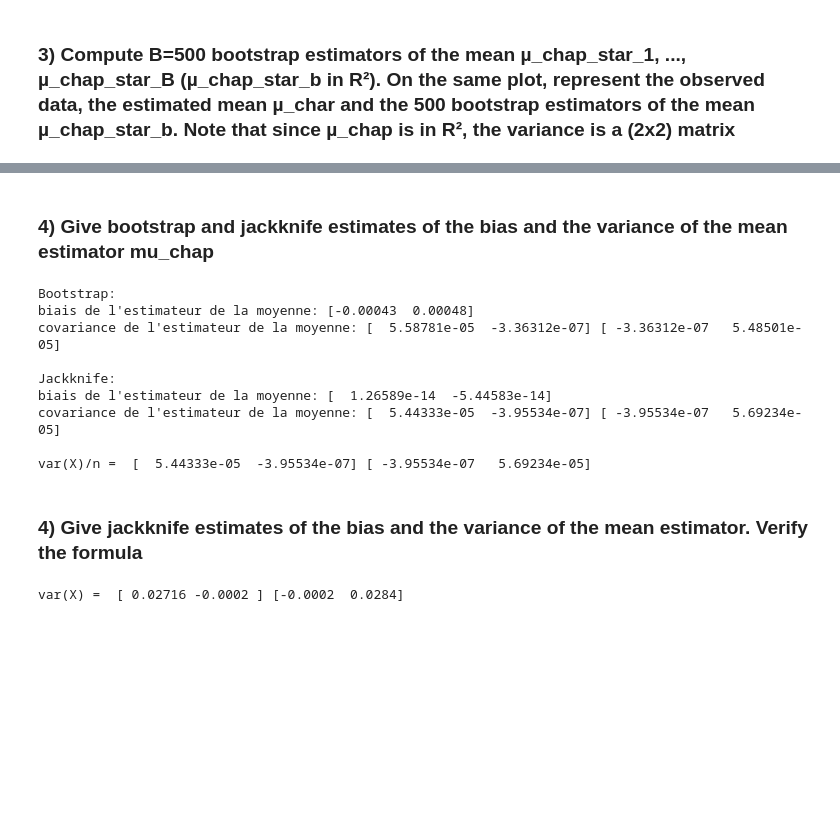
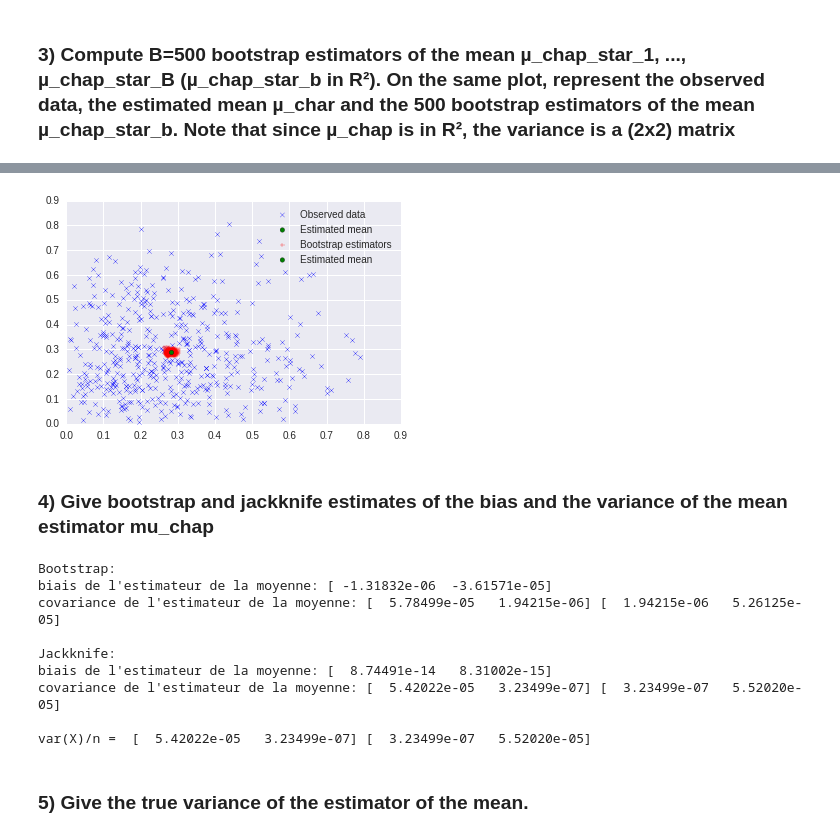
Before and after one commit to aroville/mastere-bgd, a Jupyter notebook: statistiques/dms/dm2/dm2.ipynb, the cells around one changed output, grey strips where cells are left out. Saved outputs shown, nothing was run; the diff lists cells and outputs as text; code cells hidden in the pictures; blank space fills up the shorter version.

```diff
--- a/statistiques/dms/dm2/dm2.ipynb
+++ b/statistiques/dms/dm2/dm2.ipynb
@@ -50,14 +71,14 @@ mu_chap =  [ 0.28762  0.28151]
 B = 500
 
 # Bootstrap estimators of the mean
-mu_chap_stars = [np.mean([X[i] for i in npr.randint(0, n, n)], axis=0) for _ in range(B)]
+mu_chap_stars = [np.mean([X[i] for i in npr.randint(0, n1, n1)], axis=0) for _ in range(B)]
 
 # For an array of tuples, retrieve the i-th item of each pair as a list
 def a_i(a,i):
     return [m[i] for m in a]
 
 # Initialize plot
-fig = plt.figure(figsize=(10, 10))
+fig = plt.figure()
 ax = fig.add_subplot(111)
 
 # Plot the observed data
@@ -67,7 +88,7 @@ ax.scatter(a_i(X,0), a_i(X,1), c='b', marker='x', label='Observed data')
 ax.scatter(mu_chap[0], mu_chap[1], c='g', marker='o', label='Estimated mean')
 
 # Then plot the boostrap estimators of the mean
-ax.scatter(a_i(bs_estimates,0), a_i(bs_estimates,1), c='r', marker='+', label='Bootstrap estimators')
+ax.scatter(a_i(mu_chap_stars,0), a_i(mu_chap_stars,1), c='r', marker='+', label='Bootstrap estimators')
 
 # Finally, locate the estimated mean of the beta distributions
 ax.scatter(mu_chap[0], mu_chap[1], c='g', marker='o', label='Estimated mean')
@@ -83,3 +102,4 @@ plt.show()
+[figure, added]
 # %% [markdown]
 ### 4) Give bootstrap and jackknife estimates of the bias and the variance of the mean estimator mu_chap
 # %%
@@ -87,7 +107,7 @@ print("Bootstrap:")
 bs_bias = np.sum(mu_chap_stars - mu_chap, axis=0) / B
 print('biais de l\'estimateur de la moyenne:', bs_bias)
 
-mu_star_bar = np.mean(mu_stars, axis=0)
+mu_star_bar = np.mean(mu_chap_stars, axis=0)
 bs_diff = np.subtract(mu_chap_stars, mu_star_bar)
 bs_variance = bs_diff.T.dot(bs_diff) / B
 print('covariance de l\'estimateur de la moyenne:', *bs_variance, '\n')
@@ -95,33 +115,27 @@ print('covariance de l\'estimateur de la moyenne:', *bs_variance, '\n')
 
 print("Jackknife:")
 jk_samples = [X[:i] + X[i+1:] for i in range(len(X))]
-jk_bias = np.sum(np.mean(jk_samples, axis=0) - mu_chap, axis=0) * (1 - 1/n)
+jk_bias = np.sum(np.mean(jk_samples, axis=0) - mu_chap, axis=0) * (1 - 1/n1)
 print('biais de l\'estimateur de la moyenne:', jk_bias)
 
-mu_minus_i = [np.mean(jk_samples[i], axis=0) for i in range(n)]
+mu_minus_i = [np.mean(jk_samples[i], axis=0) for i in range(n1)]
 jk_diff = np.subtract(mu_minus_i, np.mean(mu_minus_i, axis=0))
-jk_variance = jk_diff.T.dot(jk_diff) * (1 - 1/n)
+jk_variance = jk_diff.T.dot(jk_diff) * (1 - 1/n1)
 print('covariance de l\'estimateur de la moyenne:', *jk_variance, '\n')
 
 
 aspt_diff1 = np.subtract(X, mu_chap)
-var_n_X = aspt_diff1.T.dot(aspt_diff1) / (n*(n-1))
+var_n_X = aspt_diff1.T.dot(aspt_diff1) / (n1*(n1-1))
 print('var(X)/n = ', *var_n_X, '\n')
 # %% [output]
 Bootstrap:
-biais de l'estimateur de la moyenne: [-0.00043  0.00048]
-covariance de l'estimateur de la moyenne: [  5.58781e-05  -3.36312e-07] [ -3.36312e-07   5.48501e-05]
+biais de l'estimateur de la moyenne: [ -1.31832e-06  -3.61571e-05]
+covariance de l'estimateur de la moyenne: [  5.78499e-05   1.94215e-06] [  1.94215e-06   5.26125e-05]
 
 Jackknife:
-biais de l'estimateur de la moyenne: [  1.26589e-14  -5.44583e-14]
-covariance de l'estimateur de la moyenne: [  5.44333e-05  -3.95534e-07] [ -3.95534e-07   5.69234e-05]
+biais de l'estimateur de la moyenne: [  8.74491e-14   8.31002e-15]
+covariance de l'estimateur de la moyenne: [  5.42022e-05   3.23499e-07] [  3.23499e-07   5.52020e-05]
 
-var(X)/n =  [  5.44333e-05  -3.95534e-07] [ -3.95534e-07   5.69234e-05]
+var(X)/n =  [  5.42022e-05   3.23499e-07] [  3.23499e-07   5.52020e-05]
 # %% [markdown]
-### 4) Give jackknife estimates of the bias and the variance of the mean estimator. Verify the formula
+### 5) Give the true variance of the estimator of the mean.
-# %%
-aspt_diff2 = np.subtract(X, mu_chap)
-var_X = aspt_diff2.T.dot(aspt_diff2) / n
-print('var(X) = ', *var_X, '\n')
-# %% [output]
-var(X) =  [ 0.02716 -0.0002 ] [-0.0002  0.0284]
```
Also changed, not shown: parts of 33 cells of this notebook, 3 other files.
